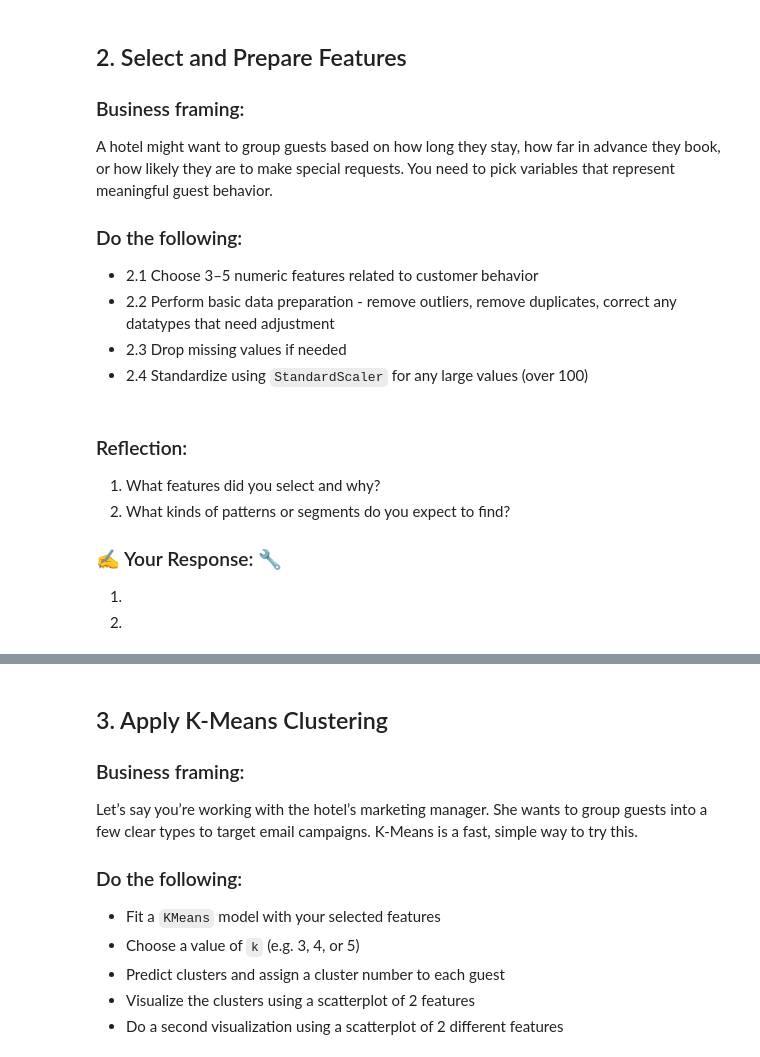
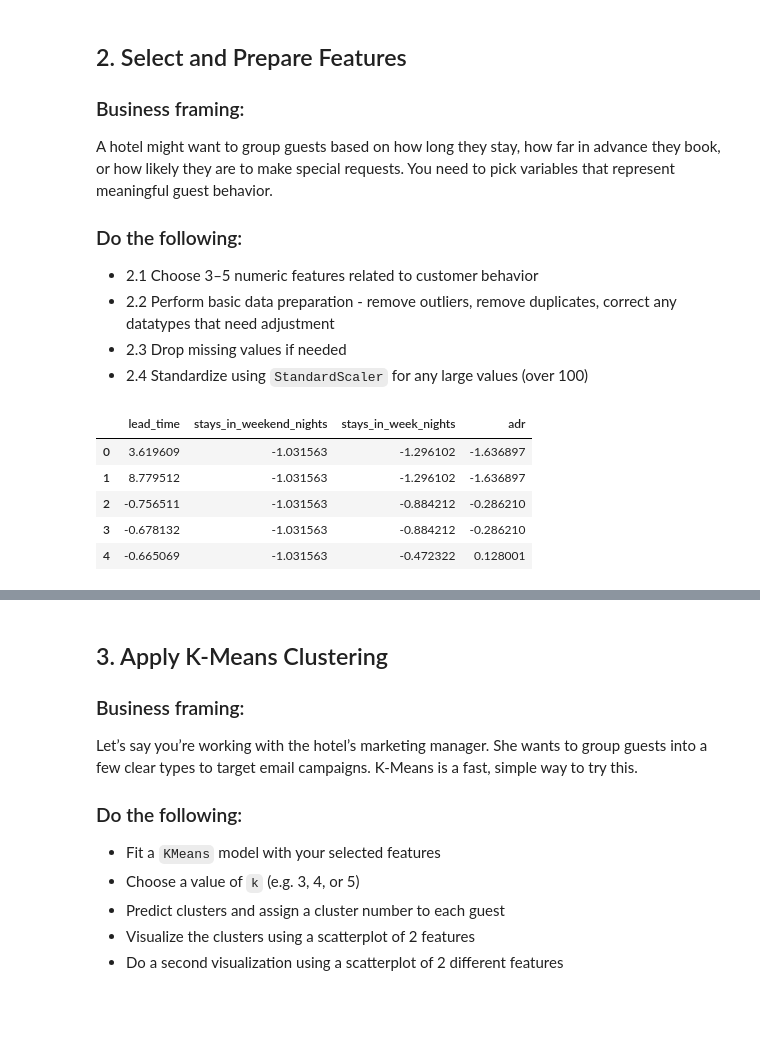
Before and after one commit to jsherwood2/IS-4487, a Jupyter notebook: Assignments/assignment_09_clustering.ipynb, the cells around one changed output, grey strips where cells are left out. Saved outputs shown, nothing was run; the diff lists cells and outputs as text; code cells hidden in the pictures; blank space fills up the shorter version.

```diff
--- a/Assignments/assignment_09_clustering.ipynb
+++ b/Assignments/assignment_09_clustering.ipynb
@@ -130,9 +128,26 @@ A hotel might want to group guests based on how long they stay, how far in advan
-# %% [markdown]
-### Reflection:
-1. What features did you select and why?
-2. What kinds of patterns or segments do you expect to find?
-
-### ✍️ Your Response: 🔧
-1.
-
-2.
+# %%
+# Add code here 🔧
+# 2.1 Choose numeric features
+features = ['lead_time', 'stays_in_weekend_nights', 'stays_in_week_nights', 'adr']
+
+# 2.2 Remove outliers (negative ADR) and duplicates
+df_cleaned = df[df['adr'] >= 0].copy()
+df_cleaned = df_cleaned.drop_duplicates()
+
+# 2.3 Drop missing values
+df_cleaned = df_cleaned.dropna(subset=features)
+
+# 2.4 Standardize features using StandardScaler
+scaler = StandardScaler()
+scaled_features = scaler.fit_transform(df_cleaned[features])
+
+# Convert to a DataFrame for convenience
+df_scaled = pd.DataFrame(scaled_features, columns=features)
+display(df_scaled.head())
+# %% [output]
+|  | lead_time | stays_in_weekend_nights | stays_in_week_nights | adr |
+| 0 | 3.619609 | -1.031563 | -1.296102 | -1.636897 |
+| 1 | 8.779512 | -1.031563 | -1.296102 | -1.636897 |
+| 2 | -0.756511 | -1.031563 | -0.884212 | -0.286210 |
+| 3 | -0.678132 | -1.031563 | -0.884212 | -0.286210 |
+| 4 | -0.665069 | -1.031563 | -0.472322 | 0.128001 |
```
Also changed, not shown: parts of 17 cells of this notebook.
